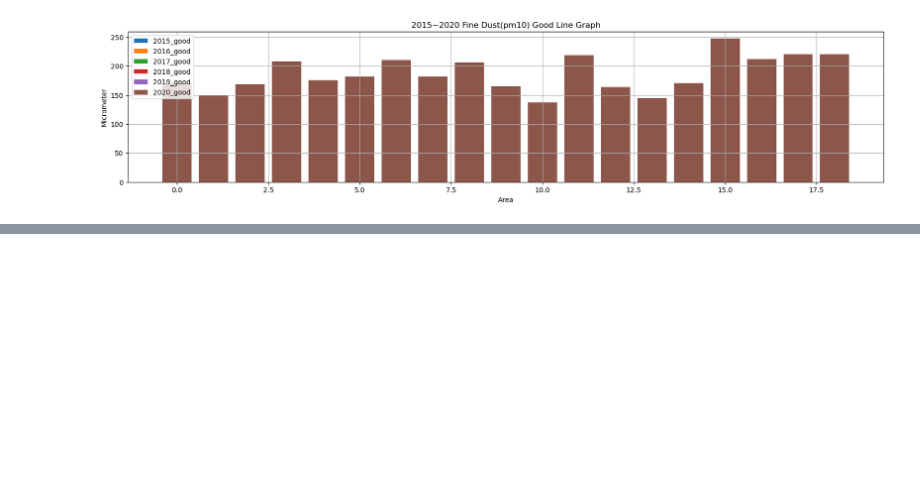
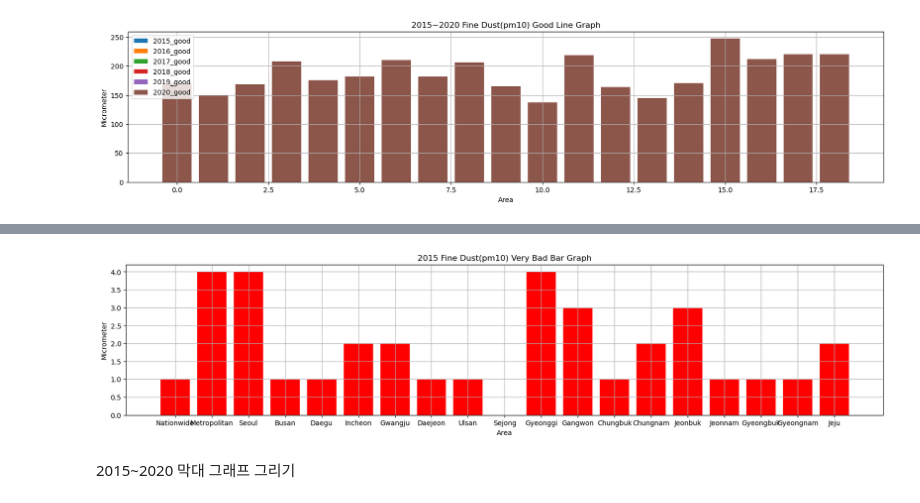
Before and after one commit to hoshibaby/Data_an, a Jupyter notebook: matplotlib.ipynb, the cells around one changed output, grey strips where cells are left out. Drawn from its saved outputs; the diff is of its cells as text; code cells hidden in the pictures; blank space fills up the shorter version.

```diff
--- a/matplotlib.ipynb
+++ b/matplotlib.ipynb
@@ -161,0 +168,5 @@ plt.show()
+# %%
+# data=data.set_index('area', inplace=True)
+# data
+data1 = data.set_index('area')
+data1
@@ -161,0 +193,14 @@ plt.show()
+# %%
+data2015_verybad=data1['2015_verybad']
+data2015_verybad
+plt.figure(figsize=(20,4))
+plt.bar(data2015_verybad.index, data2015_verybad, color='r')
+plt.xlabel('Area')
+plt.ylabel('Micrometer')
+plt.title('2015 Fine Dust(pm10) Very Bad Bar Graph')
+plt.grid()
+plt.show()
+# %% [output]
+[figure, added]
+# %% [markdown]
+2015~2020 막대 그래프 그리기
```
Also changed, not shown: parts of 23 cells of this notebook, 5 other files.
